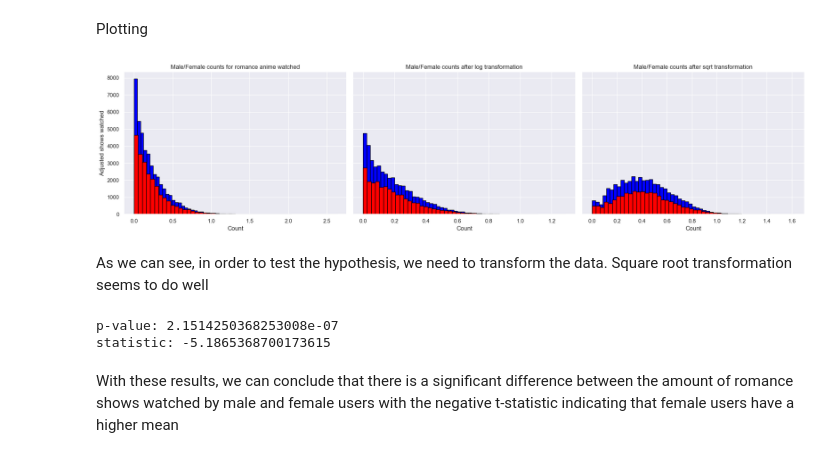
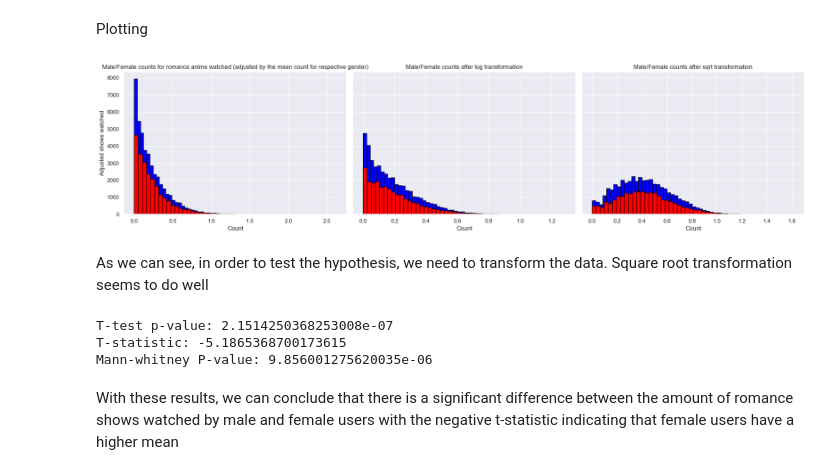
Before and after one commit to SafonovO/MyAnimeList-analysis, a Jupyter notebook: Hypothesis_Testing.ipynb, the cells around one changed output. Saved outputs shown, nothing was run; the diff lists cells and outputs as text; code cells hidden in the pictures.

Commit message:
Finish the second test

```diff
--- a/Hypothesis_Testing.ipynb
+++ b/Hypothesis_Testing.ipynb
@@ -38,36 +38,40 @@ Plotting
 # %%
 fig, (ax1,ax2,ax3) = plt.subplots(1,3,figsize=(20,5), sharey='row')
 ax1.hist(counts[counts['gender'] == 'Male'].Romance, bins=50,color='blue',edgecolor='black',)
 ax1.hist(counts[counts['gender'] == 'Female'].Romance, bins=50,color='red',edgecolor='black',)
-ax1.set_title("Male/Female counts for romance anime watched")
+ax1.set_title("Male/Female counts for romance anime watched (adjusted by the mean count for respective gender)")
 ax1.set_xlabel('Count')
 ax1.set_ylabel('Adjusted shows watched')
 
 counts['Romance_log'] = np.log(counts['Romance']+1)
 ax2.hist(counts[counts['gender'] == 'Male'].Romance_log, bins=50,color='blue',edgecolor='black',)
 ax2.hist(counts[counts['gender'] == 'Female'].Romance_log, bins=50,color='red',edgecolor='black',)
 ax2.set_title("Male/Female counts after log transformation")
 ax2.set_xlabel('Count')
 
 counts['Romance_sqrt'] = np.sqrt(counts['Romance'])
 ax3.hist(counts[counts['gender'] == 'Male'].Romance_sqrt, bins=50,color='blue',edgecolor='black',)
 ax3.hist(counts[counts['gender'] == 'Female'].Romance_sqrt, bins=50,color='red',edgecolor='black',)
 ax3.set_title("Male/Female counts after sqrt transformation")
 ax3.set_xlabel('Count')
 
 plt.tight_layout()
 plt.show()
 # %% [output]
-[figure, old version]
+[figure, new version]
 # %% [markdown]
 As we can see, in order to test the hypothesis, we need to transform the data. Square root transformation seems to do well
 # %%
 statistic, p_value = stats.ttest_ind(counts[counts['gender'] == 'Male'].Romance_sqrt,counts[counts['gender'] == 'Female'].Romance_sqrt, equal_var=False)
-print(f'p-value: {p_value}')
-print(f'statistic: {statistic}')
+
+print(f'T-test p-value: {p_value}')
+print(f'T-statistic: {statistic}')
+u_statistic, p_value = stats.mannwhitneyu(counts[counts['gender'] == 'Male'].Romance_sqrt, counts[counts['gender'] == 'Female'].Romance_sqrt, alternative='two-sided')
+print(f'Mann-whitney P-value: {p_value}')
 # %% [output]
-p-value: 2.1514250368253008e-07
-statistic: -5.1865368700173615
+T-test p-value: 2.1514250368253008e-07
+T-statistic: -5.1865368700173615
+Mann-whitney P-value: 9.856001275620035e-06
 # %% [markdown]
 With these results, we can conclude that there is a significant difference between the amount of romance shows watched by male and female users with the negative t-statistic indicating that female users have a higher mean
 # %% [markdown]
```
Also changed, not shown: parts of 4 cells of this notebook.
